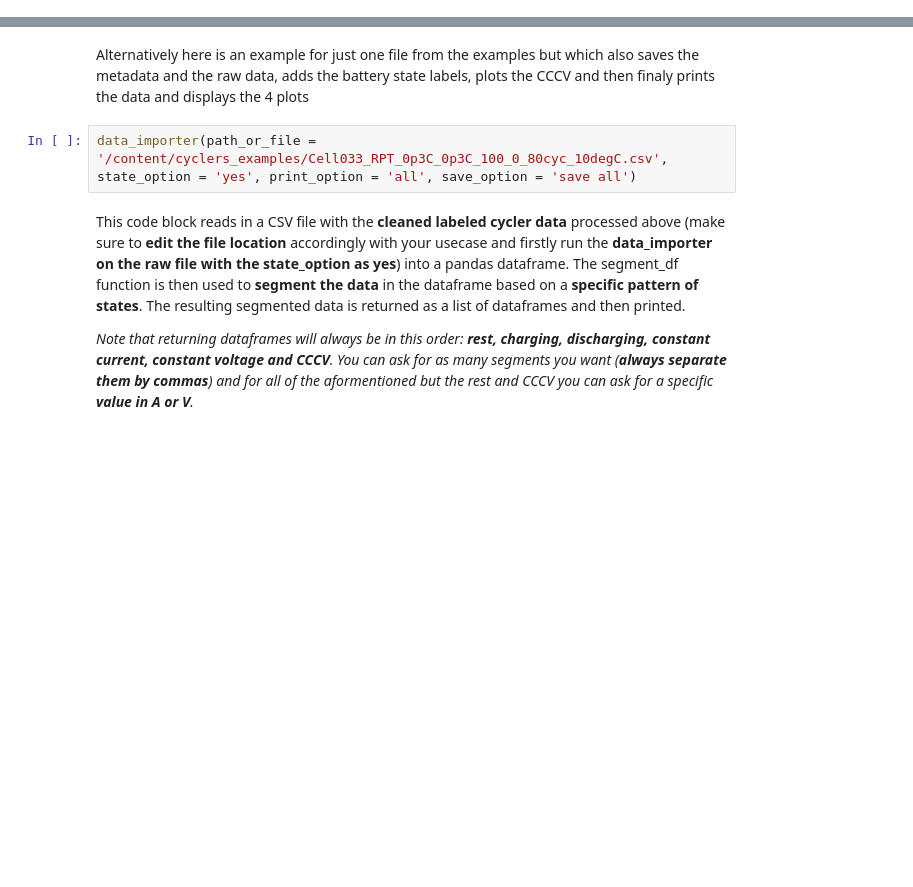
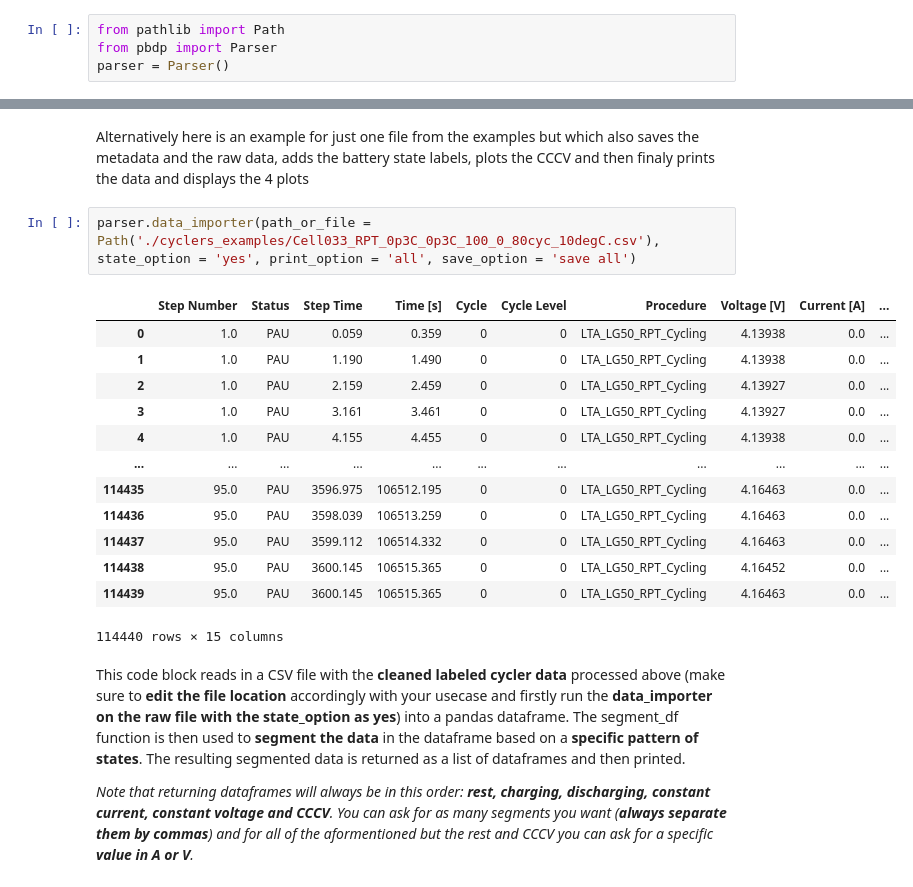
Before and after one commit to paramm-team/pbdp, a Jupyter notebook: examples/notebooks/MSM_Faraday_Battery_Data_Importer.ipynb, the cells around one changed output, grey strips where cells are left out. Drawn from its saved outputs; the diff is of its cells as text; blank space fills up the shorter version.

Commit message:
more pathlib and working on getting MSM example inline with the parser class

```diff
--- a/examples/notebooks/MSM_Faraday_Battery_Data_Importer.ipynb
+++ b/examples/notebooks/MSM_Faraday_Battery_Data_Importer.ipynb
@@ -781,2 +100,6 @@ def data_importer(path_or_file: str,
+# %%
+from pathlib import Path
+from pbdp import Parser
+parser = Parser()
 # %% [markdown]
 By calling data_importe with the path to the directory containing the example data files, the function will process each file in the directory and apply the desired data processing and output options to all the files available(in this case only saving pre-proccesed battery from the original files without the battery labels or the plots). The resulting data can then be used for further analysis or visualization in the notebook.
@@ -785,7 +123,21 @@ data_importer(path_or_file = './cyclers_examples')
 # %% [markdown]
 Alternatively here is an example for just one file from the examples but which also saves the metadata and the raw data, adds the battery state labels, plots the CCCV and then finaly prints the data and displays the 4 plots
 # %%
-data_importer(path_or_file = '/content/cyclers_examples/Cell033_RPT_0p3C_0p3C_100_0_80cyc_10degC.csv', state_option = 'yes', print_option = 'all', save_option = 'save all')
+parser.data_importer(path_or_file = Path('./cyclers_examples/Cell033_RPT_0p3C_0p3C_100_0_80cyc_10degC.csv'), state_option = 'yes', print_option = 'all', save_option = 'save all')
+# %% [output]
+|  | Step Number | Status | Step Time | Time [s] | Cycle | Cycle Level | Procedure | Voltage [V] | Current [A] | ... |
+| 0 | 1.0 | PAU | 0.059 | 0.359 | 0 | 0 | LTA_LG50_RPT_Cycling | 4.13938 | 0.0 | ... |
+| 1 | 1.0 | PAU | 1.190 | 1.490 | 0 | 0 | LTA_LG50_RPT_Cycling | 4.13938 | 0.0 | ... |
+| 2 | 1.0 | PAU | 2.159 | 2.459 | 0 | 0 | LTA_LG50_RPT_Cycling | 4.13927 | 0.0 | ... |
+| 3 | 1.0 | PAU | 3.161 | 3.461 | 0 | 0 | LTA_LG50_RPT_Cycling | 4.13927 | 0.0 | ... |
+| 4 | 1.0 | PAU | 4.155 | 4.455 | 0 | 0 | LTA_LG50_RPT_Cycling | 4.13938 | 0.0 | ... |
+| ... | ... | ... | ... | ... | ... | ... | ... | ... | ... | ... |
+| 114435 | 95.0 | PAU | 3596.975 | 106512.195 | 0 | 0 | LTA_LG50_RPT_Cycling | 4.16463 | 0.0 | ... |
+| 114436 | 95.0 | PAU | 3598.039 | 106513.259 | 0 | 0 | LTA_LG50_RPT_Cycling | 4.16463 | 0.0 | ... |
+| 114437 | 95.0 | PAU | 3599.112 | 106514.332 | 0 | 0 | LTA_LG50_RPT_Cycling | 4.16463 | 0.0 | ... |
+| 114438 | 95.0 | PAU | 3600.145 | 106515.365 | 0 | 0 | LTA_LG50_RPT_Cycling | 4.16452 | 0.0 | ... |
+| 114439 | 95.0 | PAU | 3600.145 | 106515.365 | 0 | 0 | LTA_LG50_RPT_Cycling | 4.16463 | 0.0 | ... |
+114440 rows × 15 columns
 # %% [markdown]
 This code block reads in a CSV file with the **cleaned labeled cycler data** processed above (make sure to **edit the file location** accordingly with your usecase and firstly run the **data_importer on the raw file with the state_option as yes**) into a pandas dataframe. The segment_df function is then used to **segment the data** in the dataframe based on a **specific pattern of states**. The resulting segmented data is returned as a list of dataframes and then printed.
 
```
Also changed, not shown: parts of 7 cells of this notebook, 5 other files.
